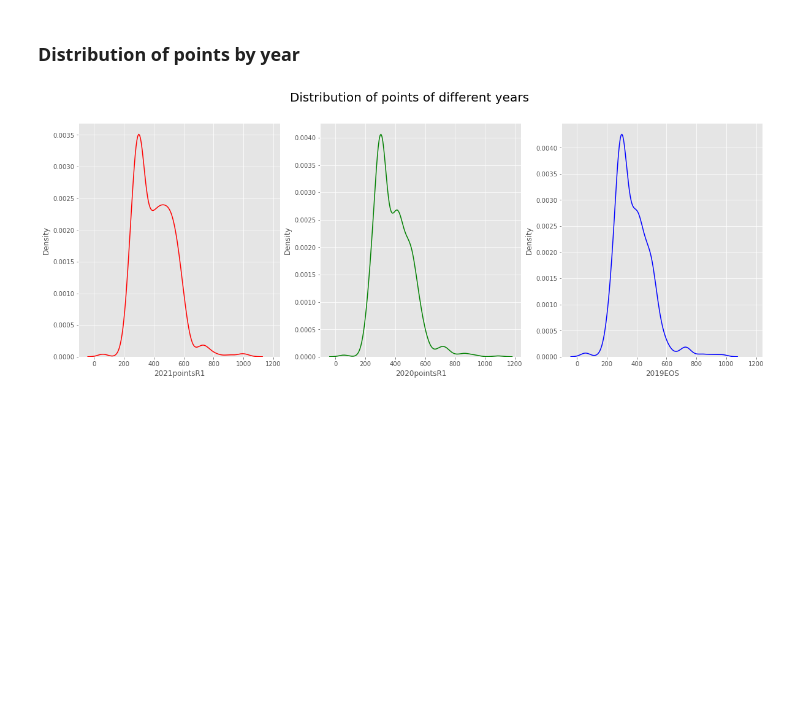
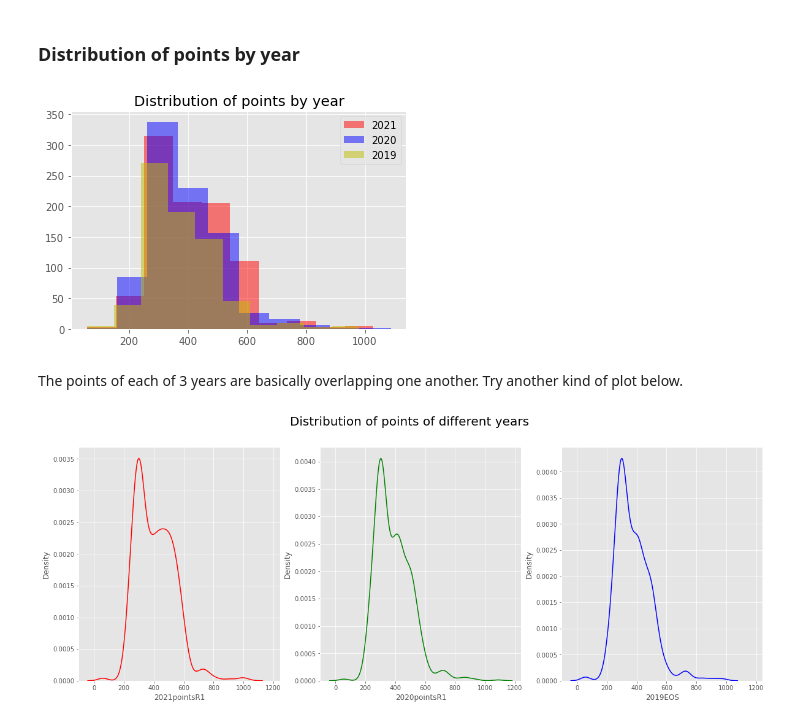
Before and after one commit to HazelIP/Fundamental_DA, a Jupyter notebook: CAO/cao.ipynb, the cells around one changed output. Drawn from its saved outputs; the diff is of its cells as text; code cells hidden in the pictures; blank space fills up the shorter version.

```diff
--- a/CAO/cao.ipynb
+++ b/CAO/cao.ipynb
@@ -624,5 +628,17 @@ plt.show()
 # %% [markdown]
 ### Distribution of points by year
+# %%
+# Histogram of distribution of points by year
+courses_3yrs["2021pointsR1"].hist(label="2021", color="r", alpha=0.5)
+courses_3yrs["2020pointsR1"].hist(label="2020", color="b", alpha=0.5)
+courses_3yrs["2019EOS"].hist(label="2019", color="y", alpha=0.5)
+plt.title("Distribution of points by year")
+plt.legend()
+plt.show()
+# %% [output]
+[figure, added]
+# %% [markdown]
+The points of each of 3 years are basically overlapping one another. Try another kind of plot below.
 # %%
 # 3 subplots showing distribution of points for 3 years
 fig, axes = plt.subplots(1,3,sharex=True, figsize=(20,7))
```
Also changed, not shown: parts of 22 cells of this notebook, 18 other files.
